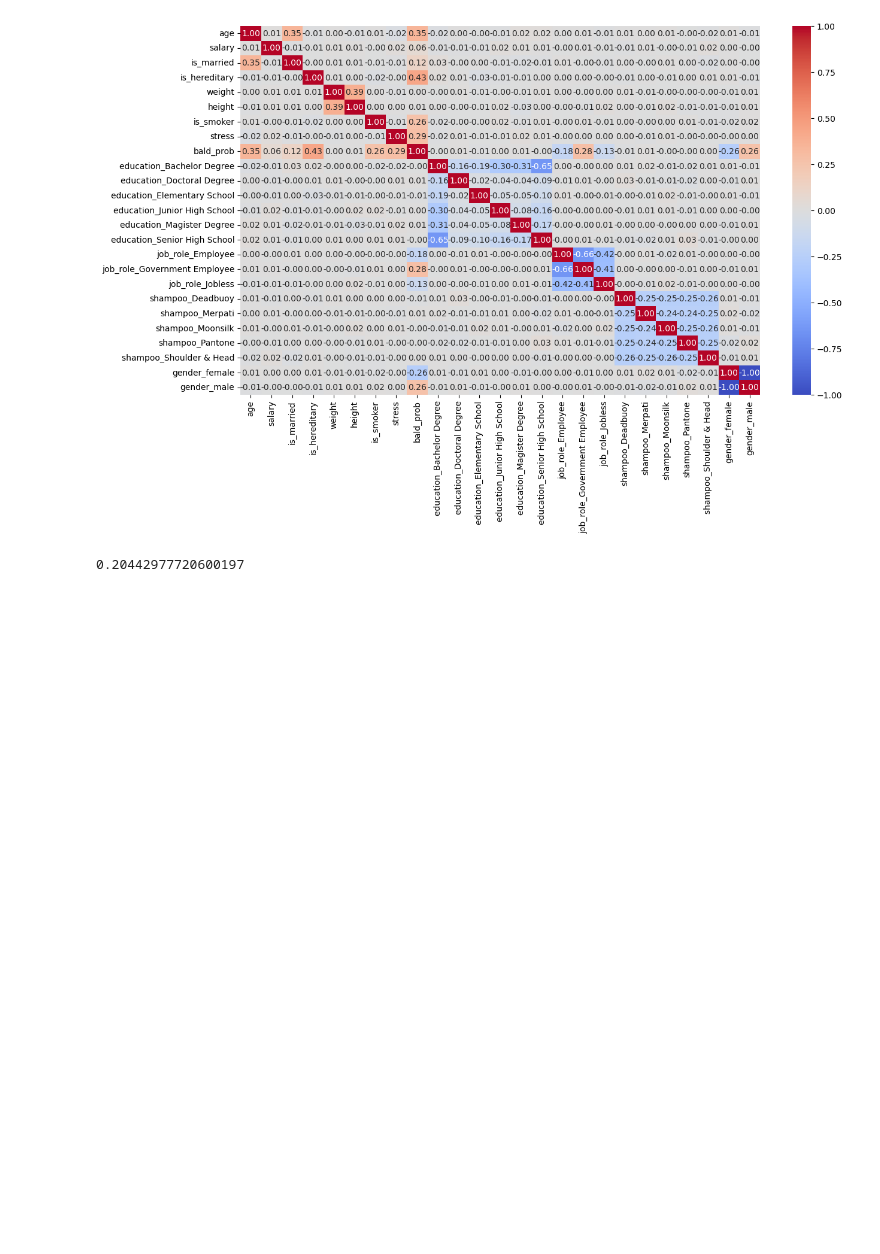
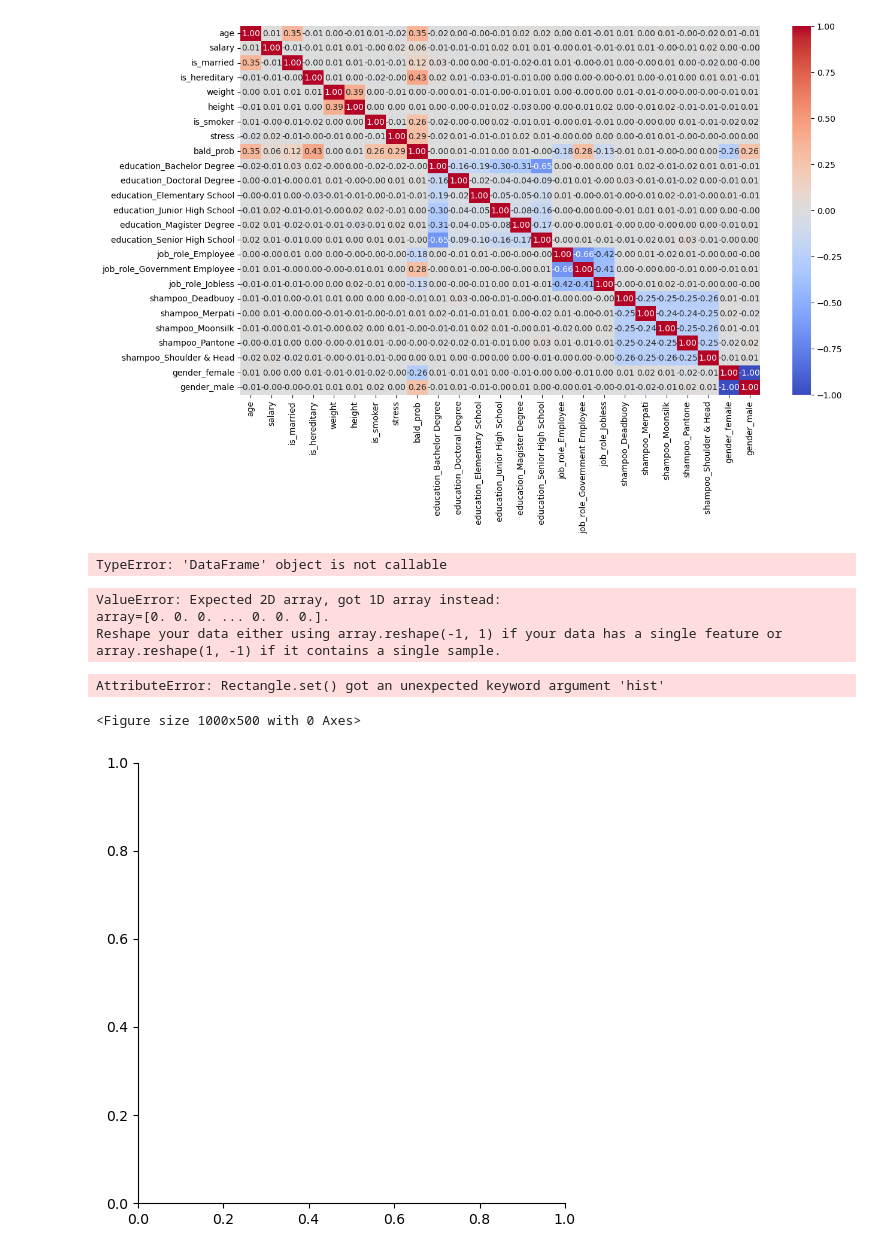
Before and after one commit to eunseongy/OpenSource_develope, a Jupyter notebook: model.ipynb, the cells around one changed output. Cells and saved outputs as stored; diff of their text form; code cells hidden in the pictures; blank space fills up the shorter version.

Commit message:
result2

```diff
--- a/model.ipynb
+++ b/model.ipynb
@@ -90,19 +92,55 @@ sns.heatmap(corr,cmap="coolwarm",annot=True,fmt=".2f")
 <Axes: >
 [figure]
 # %%
-y = df['bald_prob']
-X = df.drop(labels=['bald_prob'], axis=1)
+ndf=df(['bald_prob','is_hereditary'])
+y = ndf['bald_prob']
+X = ndf[['is_hereditary']]
 
-X_train, X_test, y_train, y_test = train_test_split(X, y, random_state=42, test_size=0.2)
+X_train, X_test, y_train, y_test = train_test_split(X, y, random_state=42, test_size=0.3)
+
+print('훈련 데이터 : ',X_train.shape)
+print('검증 데이터 : ',X_test.shape)
+print('\n')
+# %% [output]
+TypeError: 'DataFrame' object is not callable
-# %%
-
-model = DecisionTreeRegressor()
-model.fit(X_train, y_train)
-
-y_pred = model.predict(X_test)
-
-result = explained_variance_score(y_test, y_pred)
-
-result
-# %% [output]
-0.20442977720600197
+# %%
+poly=PolynomialFeatures(degree=2)
+X_train_poly=poly.fit_transform(X_train)
+
+
+
+pr=LinearRegression()
+pr.fit(X_train_poly,y_train)
+
+X_test_poly=poly.fit_transform(X_test)
+
+y_hat_test=pr.predict(X_test_poly)
+
+fig=plt.figure(figsize=(10,5))
+ax=fig.add_subplot(1,1,1)
+ax.plot(X_train,y_train,'o',label='Train Data',color='blue')
+ax.plot(X_test,y_hat_test,'r+',label='Predicted Value')
+ax.legend(loc='best')
+plt.xlabel('data')
+plt.ylabel('bald_prob')
+plt.show()
+plt.close
+# %% [output]
+ValueError: Expected 2D array, got 1D array instead:
+array=[0. 0. 0. ... 0. 0. 0.].
+Reshape your data either using array.reshape(-1, 1) if your data has a single feature or array.reshape(1, -1) if it contains a single sample.
+# %%
+
+X_ploy=poly.fit_transform(X)
+y_hat=pr.predict(X_ploy)
+
+
+plt.figure(figsize=(10,5))
+ax1= sns.displot(y,hist=False,label="y")
+ax2=sns.distplot(y_hat,hist=False,label="y_hat",ax=ax1)
+plt.show()
+plt.close()
+# %% [output]
+AttributeError: Rectangle.set() got an unexpected keyword argument 'hist'
+<Figure size 1000x500 with 0 Axes>
+[figure, added]
```
Also changed, not shown: parts of 2 cells of this notebook.
